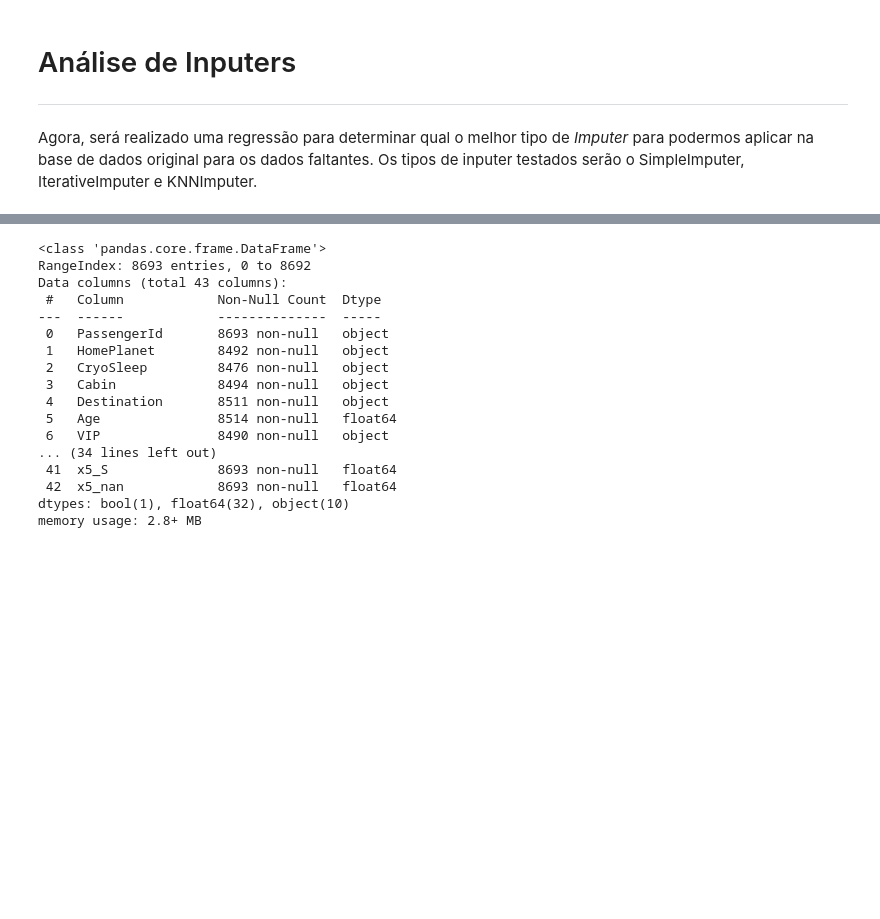
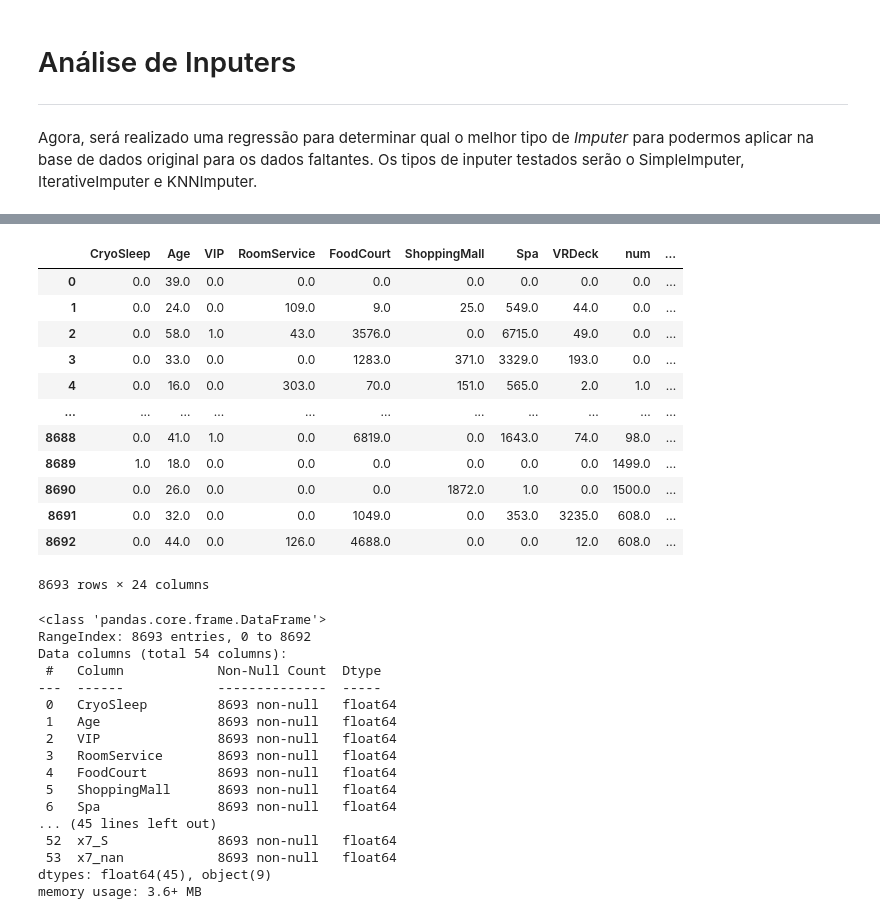
Before and after one commit to henriquemf/projeto-machine-learning, a Jupyter notebook: projeto.ipynb, the cells around one changed output, grey strips where cells are left out. Saved outputs shown, nothing was run; the diff lists cells and outputs as text; code cells hidden in the pictures; blank space fills up the shorter version.

```diff
--- a/projeto.ipynb
+++ b/projeto.ipynb
@@ -417,8 +417,8 @@ np.random.seed(RAND_SEED)
 data_for_input = data.drop(["PassengerId", "Name", "Cabin", "deck", "side", "HomePlanet",'Destination'], axis=1)
 
 #Separação atributos(X) e target(y):
-y_train = data_for_input.loc[:,"Transported"]
-X_train = data_for_input.drop(["Transported"], axis=1)
+y_for_imputer = data_for_input.loc[:,"Transported"]
+X_for_imputer = data_for_input.drop(["Transported"], axis=1)
 # %%
 from sklearn.ensemble import RandomForestRegressor
 
@@ -516,0 +525,5 @@ plt.show()
+# %%
+imputer = KNNImputer(missing_values=np.nan)
+X_tratado = imputer.fit_transform(X_for_imputer)
+
+X_tratado
@@ -516,0 +544,5 @@ plt.show()
+# %%
+X_tratado = pd.DataFrame(X_tratado, columns=X_for_imputer.columns)
+X_tratado.loc[(X_tratado["VIP"] == 0.2) | (X_tratado["VIP"] == 0.4), ["VIP"]] = 0
+X_tratado.loc[(X_tratado["CryoSleep"] == 0.2) | (X_tratado["CryoSleep"] == 0.4) | (X_tratado["CryoSleep"] == 0.6) | (X_tratado["CryoSleep"] == 0.8), ["CryoSleep"]] = 0
+X_tratado
@@ -517,30 +563,48 @@ plt.show()
+# %%
+data_important = data.drop(["PassengerId", 'Transported'], axis=1)
+data_tratado = pd.concat([X_tratado, data_important], axis=1)
+data_tratado
+# %% [output]
+|  | CryoSleep | Age | VIP | RoomService | FoodCourt | ShoppingMall | Spa | VRDeck | num | ... |
+| 0 | 0.0 | 39.0 | 0.0 | 0.0 | 0.0 | 0.0 | 0.0 | 0.0 | 0.0 | ... |
+| 1 | 0.0 | 24.0 | 0.0 | 109.0 | 9.0 | 25.0 | 549.0 | 44.0 | 0.0 | ... |
+| 2 | 0.0 | 58.0 | 1.0 | 43.0 | 3576.0 | 0.0 | 6715.0 | 49.0 | 0.0 | ... |
+| 3 | 0.0 | 33.0 | 0.0 | 0.0 | 1283.0 | 371.0 | 3329.0 | 193.0 | 0.0 | ... |
+| 4 | 0.0 | 16.0 | 0.0 | 303.0 | 70.0 | 151.0 | 565.0 | 2.0 | 1.0 | ... |
+| ... | ... | ... | ... | ... | ... | ... | ... | ... | ... | ... |
+| 8688 | 0.0 | 41.0 | 1.0 | 0.0 | 6819.0 | 0.0 | 1643.0 | 74.0 | 98.0 | ... |
+| 8689 | 1.0 | 18.0 | 0.0 | 0.0 | 0.0 | 0.0 | 0.0 | 0.0 | 1499.0 | ... |
+| 8690 | 0.0 | 26.0 | 0.0 | 0.0 | 0.0 | 1872.0 | 1.0 | 0.0 | 1500.0 | ... |
+| 8691 | 0.0 | 32.0 | 0.0 | 0.0 | 1049.0 | 0.0 | 353.0 | 3235.0 | 608.0 | ... |
+| 8692 | 0.0 | 44.0 | 0.0 | 126.0 | 4688.0 | 0.0 | 0.0 | 12.0 | 608.0 | ... |
+8693 rows × 24 columns
 # %%
 from sklearn.preprocessing import OneHotEncoder
 
-data_cat = data.loc[:, ["HomePlanet", "CryoSleep", "Destination", "VIP", "deck", "side"]]
+data_cat = data_tratado.loc[:, ["HomePlanet", "CryoSleep", "Destination", "VIP", "deck", "side"]]
 
 meu_one_hot_encoder = OneHotEncoder(sparse=False, handle_unknown='ignore')
 meu_one_hot_encoder.fit_transform(data_cat)
 
 
 # concat data_cat with data
-data_encoded = pd.concat([data, pd.DataFrame(meu_one_hot_encoder.fit_transform(data_cat), columns=meu_one_hot_encoder.get_feature_names())], axis=1)
+data_encoded = pd.concat([data_tratado, pd.DataFrame(meu_one_hot_encoder.fit_transform(data_cat), columns=meu_one_hot_encoder.get_feature_names())], axis=1)
 data_encoded.info()
 # %% [output]
 <class 'pandas.core.frame.DataFrame'>
 RangeIndex: 8693 entries, 0 to 8692
-Data columns (total 43 columns):
+Data columns (total 54 columns):
  #   Column            Non-Null Count  Dtype
 ---  ------            --------------  -----
- 0   PassengerId       8693 non-null   object
- 1   HomePlanet        8492 non-null   object
- 2   CryoSleep         8476 non-null   object
- 3   Cabin             8494 non-null   object
- 4   Destination       8511 non-null   object
- 5   Age               8514 non-null   float64
- 6   VIP               8490 non-null   object
-... (34 lines left out)
- 41  x5_S              8693 non-null   float64
- 42  x5_nan            8693 non-null   float64
-dtypes: bool(1), float64(32), object(10)
-memory usage: 2.8+ MB
+ 0   CryoSleep         8693 non-null   float64
+ 1   Age               8693 non-null   float64
+ 2   VIP               8693 non-null   float64
+ 3   RoomService       8693 non-null   float64
+ 4   FoodCourt         8693 non-null   float64
+ 5   ShoppingMall      8693 non-null   float64
+ 6   Spa               8693 non-null   float64
+... (45 lines left out)
+ 52  x7_S              8693 non-null   float64
+ 53  x7_nan            8693 non-null   float64
+dtypes: float64(45), object(9)
+memory usage: 3.6+ MB
```
Also changed, not shown: parts of 14 cells of this notebook.
